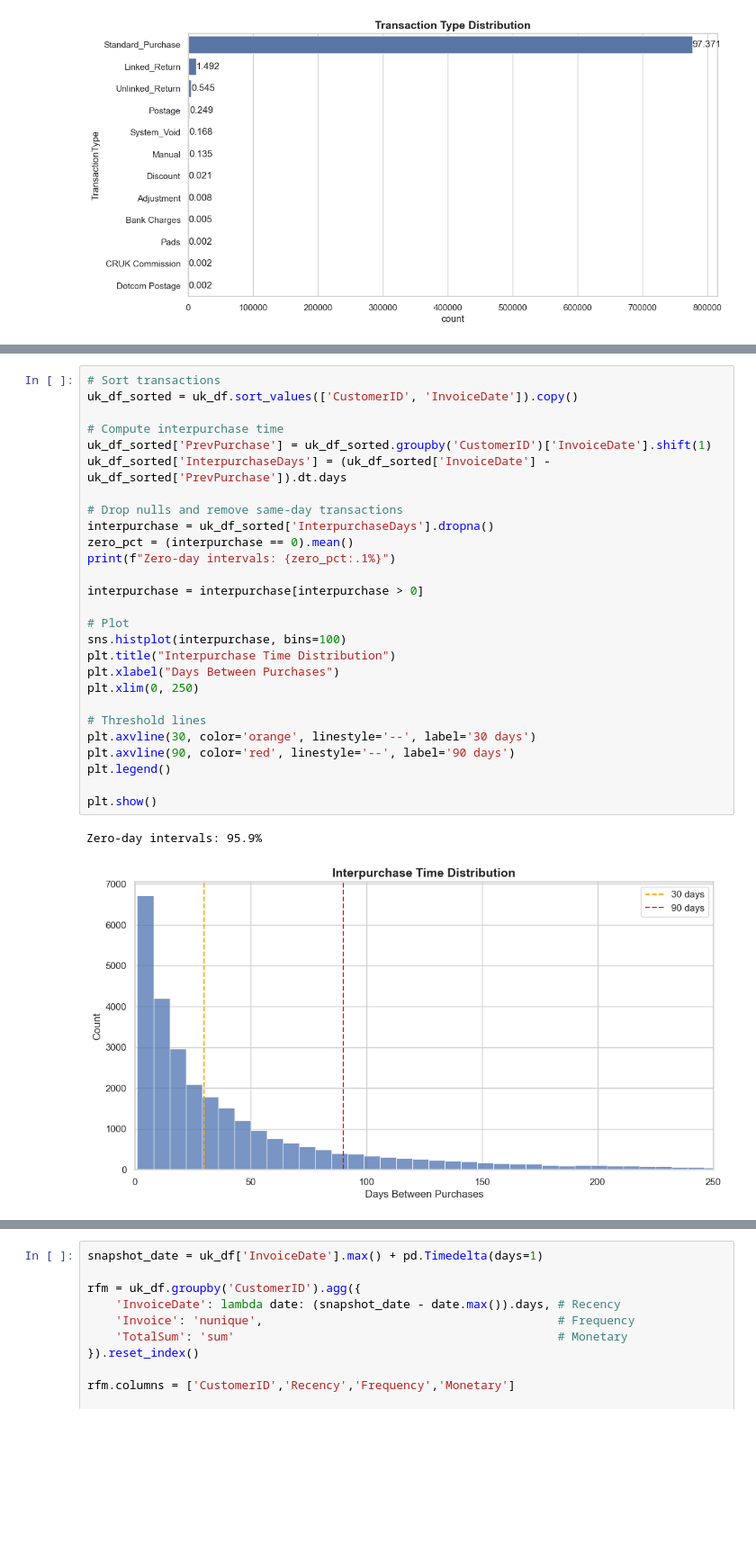
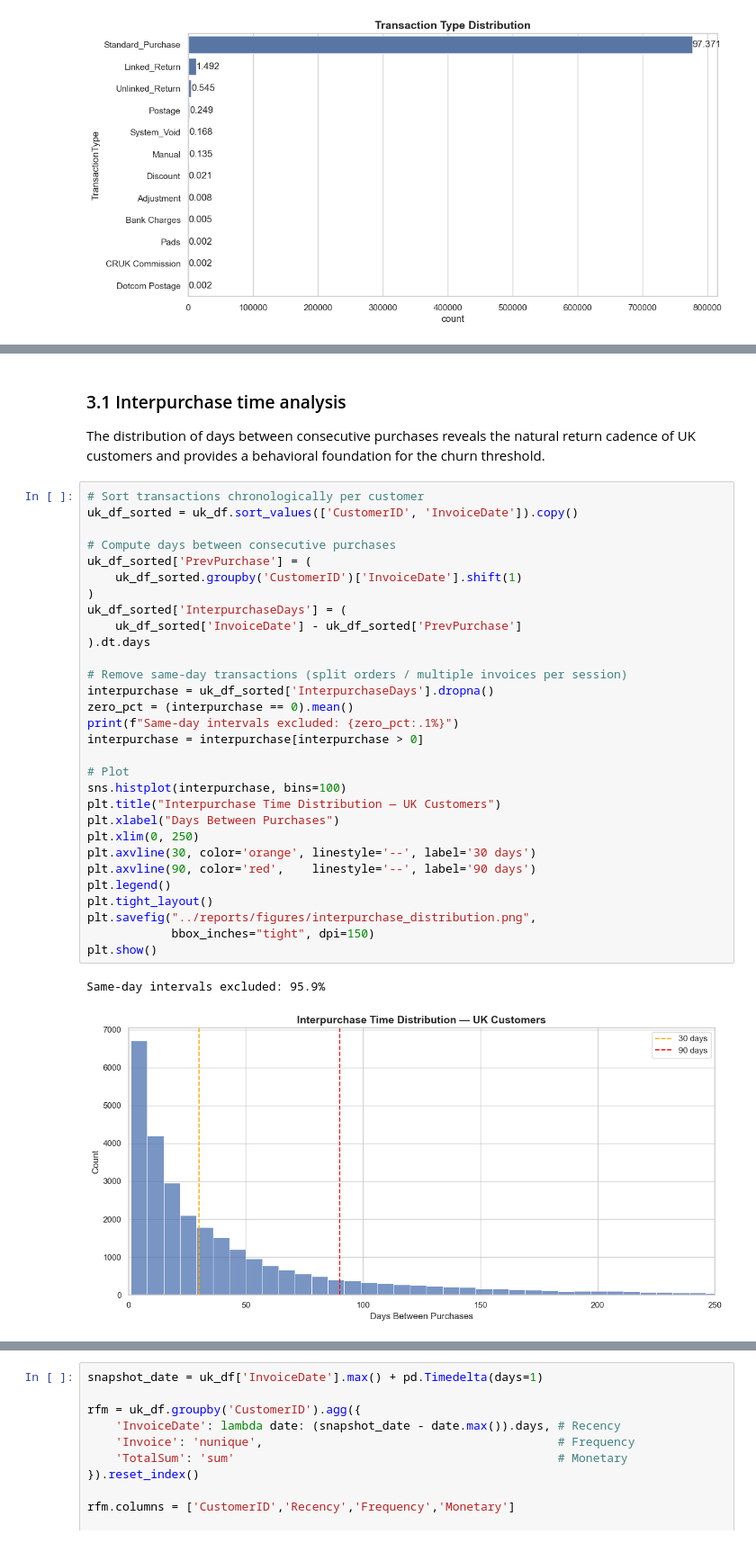
Before and after one commit to stefanobrusadelli/customer-churn-prediction, a Jupyter notebook: notebook/02_eda.ipynb, the cells around one changed output, grey strips where cells are left out. Shown at 90% size. Cells and saved outputs as stored; diff of their text form; blank space fills up the shorter version.

```diff
--- a/notebook/02_eda.ipynb
+++ b/notebook/02_eda.ipynb
@@ -189,30 +234,39 @@ UK revenue: £13,482,505.09
+# %% [markdown]
+### 3.1 Interpurchase time analysis
+
+The distribution of days between consecutive purchases reveals the
+natural return cadence of UK customers and provides a behavioral
+foundation for the churn threshold.
 # %%
-# Sort transactions
+# Sort transactions chronologically per customer
 uk_df_sorted = uk_df.sort_values(['CustomerID', 'InvoiceDate']).copy()
 
-# Compute interpurchase time
-uk_df_sorted['PrevPurchase'] = uk_df_sorted.groupby('CustomerID')['InvoiceDate'].shift(1)
-uk_df_sorted['InterpurchaseDays'] = (uk_df_sorted['InvoiceDate'] - uk_df_sorted['PrevPurchase']).dt.days
+# Compute days between consecutive purchases
+uk_df_sorted['PrevPurchase'] = (
+    uk_df_sorted.groupby('CustomerID')['InvoiceDate'].shift(1)
+)
+uk_df_sorted['InterpurchaseDays'] = (
+    uk_df_sorted['InvoiceDate'] - uk_df_sorted['PrevPurchase']
+).dt.days
 
-# Drop nulls and remove same-day transactions
+# Remove same-day transactions (split orders / multiple invoices per session)
 interpurchase = uk_df_sorted['InterpurchaseDays'].dropna()
 zero_pct = (interpurchase == 0).mean()
-print(f"Zero-day intervals: {zero_pct:.1%}")
-
+print(f"Same-day intervals excluded: {zero_pct:.1%}")
 interpurchase = interpurchase[interpurchase > 0]
 
 # Plot
 sns.histplot(interpurchase, bins=100)
-plt.title("Interpurchase Time Distribution")
+plt.title("Interpurchase Time Distribution — UK Customers")
 plt.xlabel("Days Between Purchases")
 plt.xlim(0, 250)
-
-# Threshold lines
 plt.axvline(30, color='orange', linestyle='--', label='30 days')
-plt.axvline(90, color='red', linestyle='--', label='90 days')
+plt.axvline(90, color='red',    linestyle='--', label='90 days')
 plt.legend()
-
+plt.tight_layout()
+plt.savefig("../reports/figures/interpurchase_distribution.png",
+            bbox_inches="tight", dpi=150)
 plt.show()
 # %% [output]
-Zero-day intervals: 95.9%
+Same-day intervals excluded: 95.9%
-[figure, old version]
+[figure, new version]
```
Also changed, not shown: parts of 85 cells of this notebook, 7 other files.
